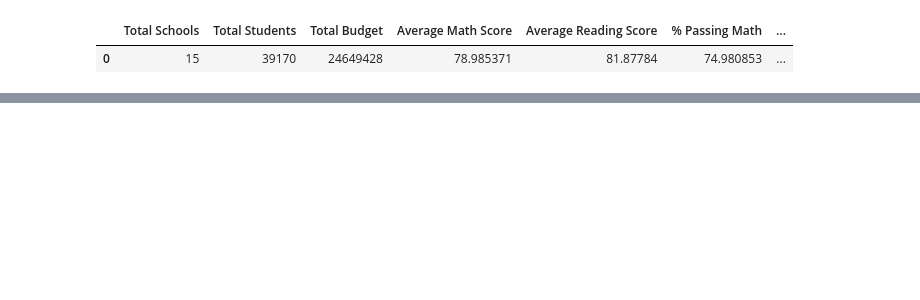
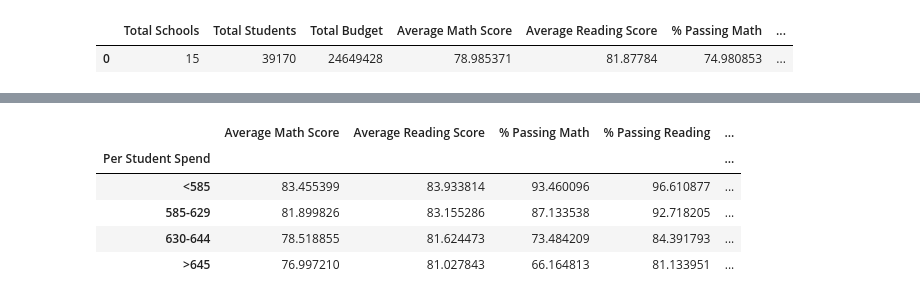
Before and after one commit to bdub99/Students-Academic-Analysis, a Jupyter notebook: PyCitySchools/PyCitySchools.ipynb, the cells around one changed output, grey strips where cells are left out. Drawn from its saved outputs; the diff is of its cells as text; code cells hidden in the pictures; blank space fills up the shorter version.

```diff
--- a/PyCitySchools/PyCitySchools.ipynb
+++ b/PyCitySchools/PyCitySchools.ipynb
@@ -157,0 +197,19 @@ reading_scores
+# %%
+spend_df = school_summary.copy()
+
+Bins = [0, 585, 630, 645, 680]
+
+Labels = ["<585", "585-629", "630-644", ">645"]
+
+spend_df["Bins"] = pd.cut(spend_df["Per Student Budget"], bins=Bins, labels=Labels)
+
+spend_df = spend_df.groupby("Bins").mean()[["Average Math Score", "Average Reading Score", "% Passing Math", "% Passing Reading", "% Overall Passing"]]
+spend_df.index.rename("Per Student Spend", inplace=True)
+spend_df
+# %% [output]
+|  | Average Math Score | Average Reading Score | % Passing Math | % Passing Reading | ... |
+| Per Student Spend |  |  |  |  | ... |
+| <585 | 83.455399 | 83.933814 | 93.460096 | 96.610877 | ... |
+| 585-629 | 81.899826 | 83.155286 | 87.133538 | 92.718205 | ... |
+| 630-644 | 78.518855 | 81.624473 | 73.484209 | 84.391793 | ... |
+| >645 | 76.997210 | 81.027843 | 66.164813 | 81.133951 | ... |
```
Also changed, not shown: parts of 6 cells of this notebook.
